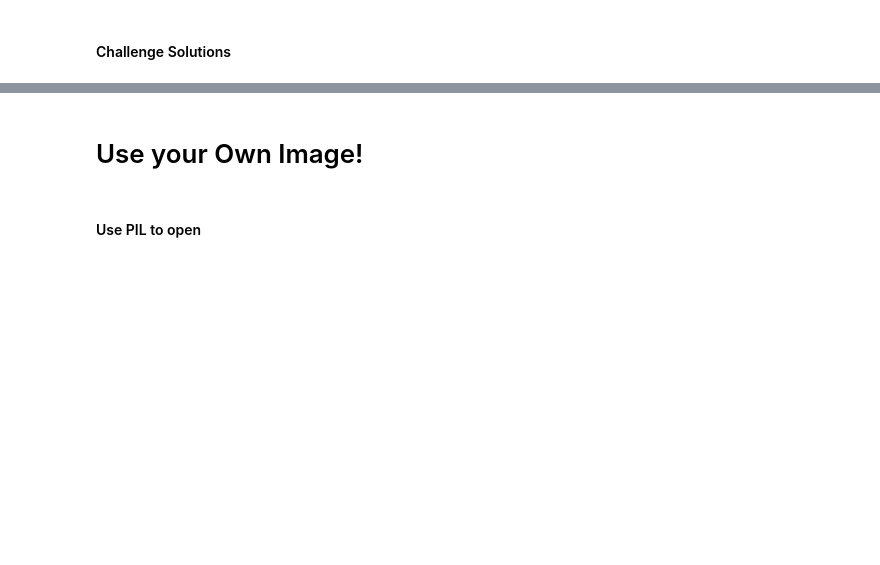
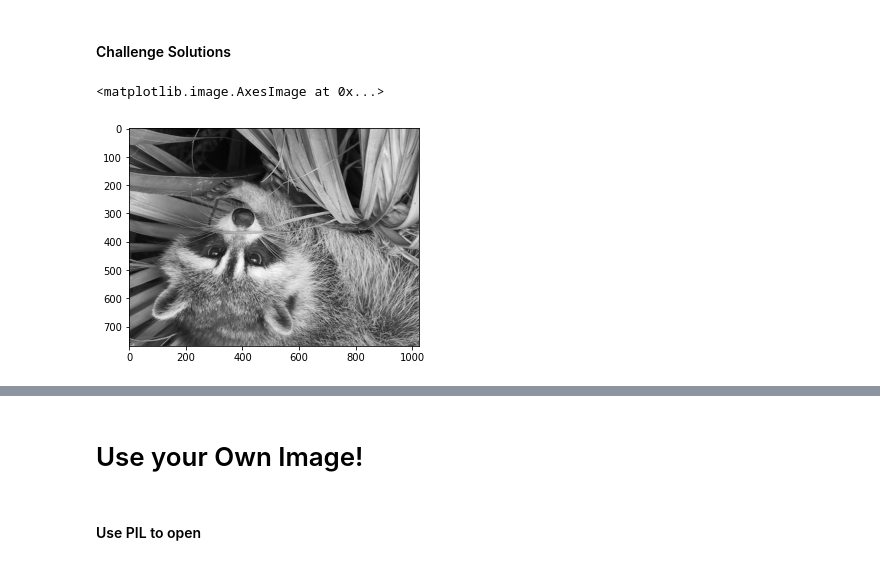
Before and after one commit to sojourn99/computation-with-numpy, a Jupyter notebook: Computation_with_NumPy_and_N_Dimensional_Arrays_(start).ipynb, the cells around one changed output, grey strips where cells are left out. Saved outputs shown, nothing was run; the diff lists cells and outputs as text; code cells hidden in the pictures; blank space fills up the shorter version.

```diff
--- a/Computation_with_NumPy_and_N_Dimensional_Arrays_(start).ipynb
+++ b/Computation_with_NumPy_and_N_Dimensional_Arrays_(start).ipynb
@@ -309,3 +354,8 @@ grey_vals = np.array([0.2126, 0.7152, 0.0722])
 <img src=https://i.imgur.com/cfFbuex.png>
 # %% [markdown]
 #### Challenge Solutions
+# %%
+plt.imshow(np.flip(img_gray), cmap='gray')
+# %% [output]
+<matplotlib.image.AxesImage at 0x...>
+[figure, added]
```
Also changed, not shown: parts of 12 cells of this notebook.
